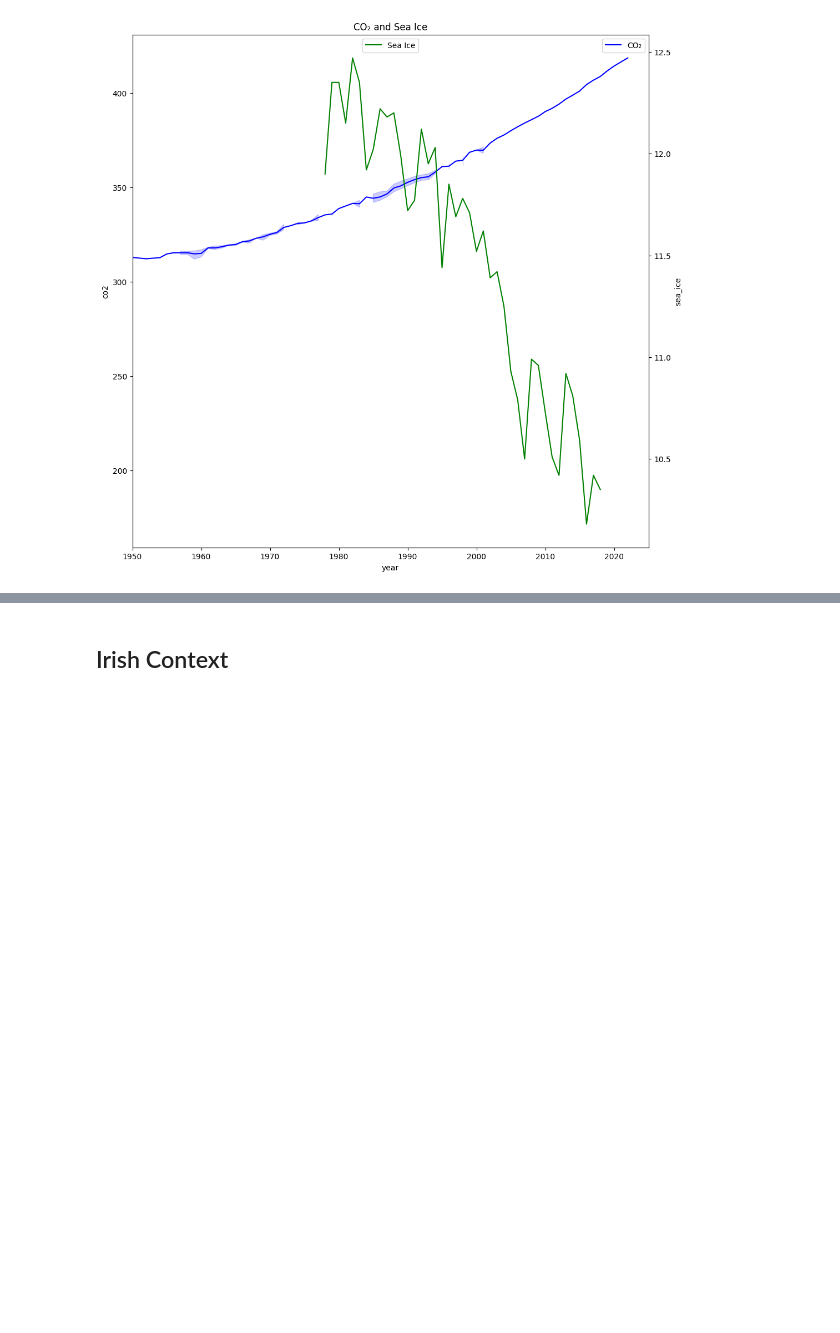
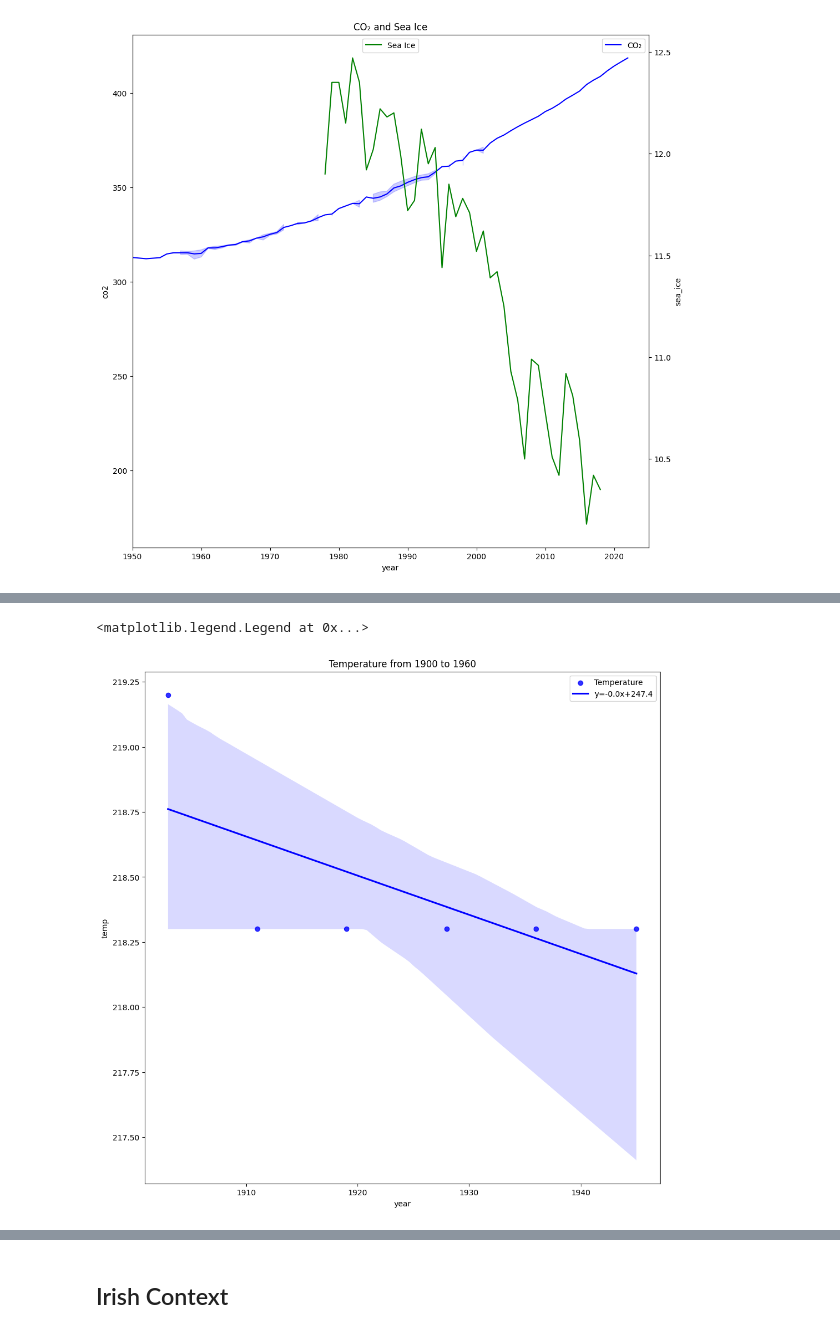
Before and after one commit to rachel-king4/PfDA_Assignment_2, a Jupyter notebook: pfda_assignment_2.ipynb, the cells around one changed output, grey strips where cells are left out. Saved outputs shown, nothing was run; the diff lists cells and outputs as text; code cells hidden in the pictures; blank space fills up the shorter version.

```diff
--- a/pfda_assignment_2.ipynb
+++ b/pfda_assignment_2.ipynb
@@ -268,0 +291,19 @@ plt.legend(loc='upper center')
+# %%
+# to calculate slope values for time period 1900 to 1960
+temp_CO2_from_1900to1960 = temp_CO2_present[temp_CO2_present['year'] < 1958]
+temp_CO2_from_1900to1960 = temp_CO2_from_1900to1960[temp_CO2_from_1900to1960['year'] >= 1900]
+temp_CO2_from_1900to1960 = temp_CO2_from_1900to1960.sort_values('temp', ascending=False).drop_duplicates('year').sort_index()
+# %%
+# to mask nan values so slope can be calculated
+# https://stackoverflow.com/questions/13643363/linear-regression-of-arrays-containing-nans-in-python-numpy
+mask = ~np.isnan(temp_CO2_from_1900to1960['year']) & ~np.isnan(temp_CO2_from_1900to1960['temp'])
+slope3, intercept3, r_value3, p_value3, std_err3 = stats.linregress(temp_CO2_from_1900to1960['year'][mask],temp_CO2_from_1900to1960['temp'][mask])
+
+# to plot a regression plot of Temperature and Sea Ice with regression equation
+fig, ax1 = plt.subplots(figsize=(12,12))
+sns.regplot(x="year", y="temp", data=temp_CO2_from_1900to1960, color="b", ax=ax1, label="Temperature", line_kws={'label':"y={0:.1f}x+{1:.1f}".format(slope3,intercept3)})
+plt.title("Temperature from 1900 to 1960")
+ax1.legend()
+# %% [output]
+<matplotlib.legend.Legend at 0x...>
+[figure, added]
```
Also changed, not shown: parts of 16 cells of this notebook.
